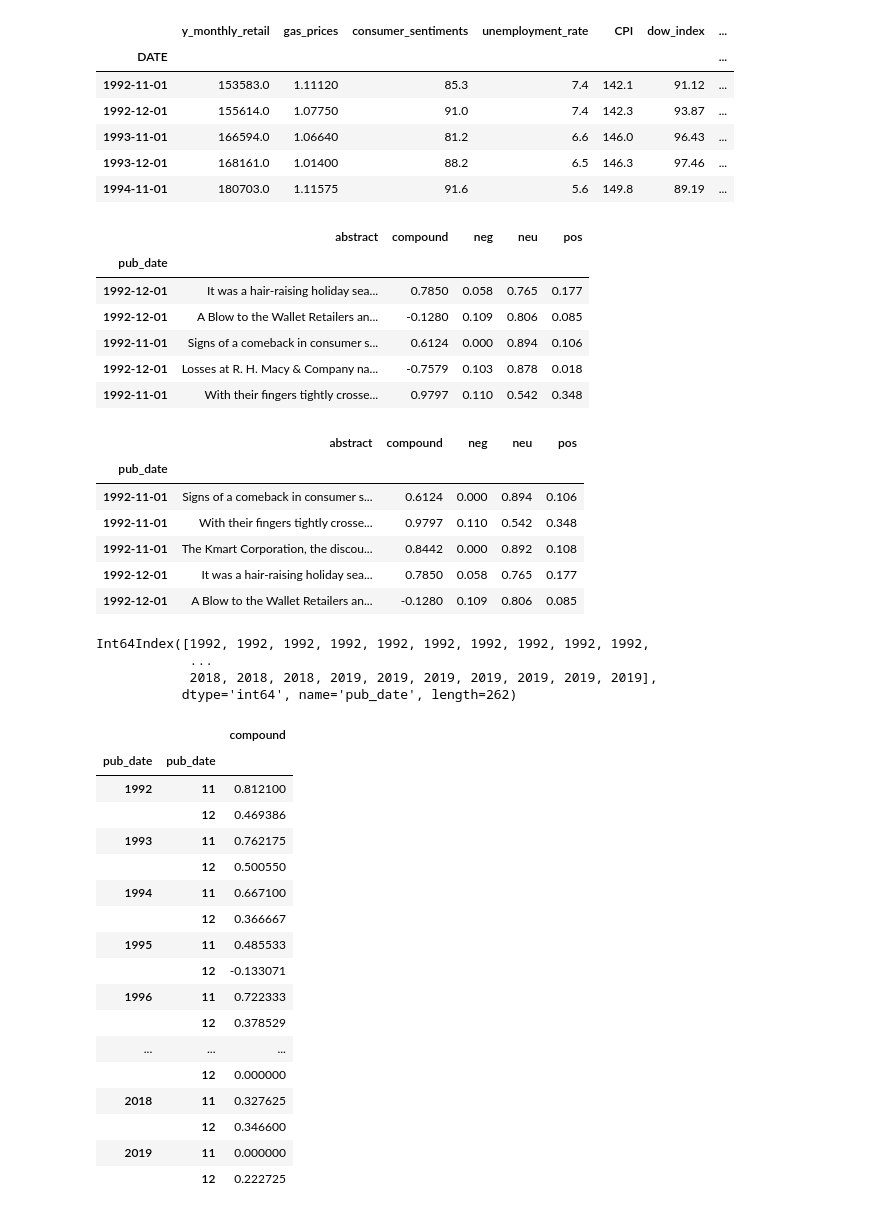
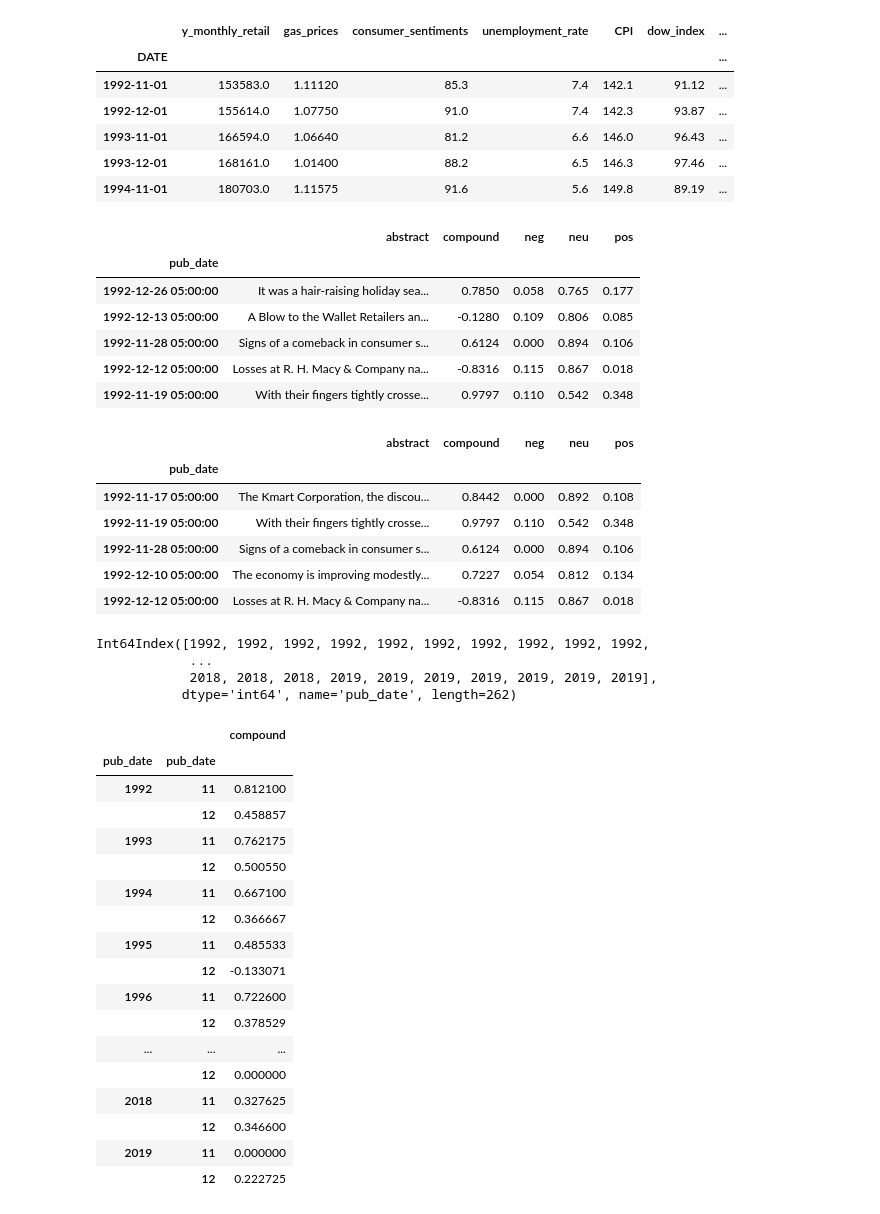
Before and after one commit to junaidqamer/HolidaySales, a Jupyter notebook: LSTM + Cointegration.ipynb, the cells around one changed output. Drawn from its saved outputs; the diff is of its cells as text; code cells hidden in the pictures.

```diff
--- a/LSTM + Cointegration.ipynb
+++ b/LSTM + Cointegration.ipynb
@@ -48,19 +50,20 @@ features_cut_df.head()
 | 1994-11-01 | 180703.0 | 1.11575 | 91.6 | 5.6 | 149.8 | 89.19 | ... |
 # %%
 # DataFrame of Nov-Dec NLTK Sentiment Scores.
-file_path4=Path("~/git/HolidaySales/DataSets/nytimes_nltk.csv")
+file_path4=Path("~/git/HolidaySales/NYT_updated.csv")
 nltk_df=pd.read_csv(file_path4,infer_datetime_format=True,parse_dates=True,index_col="pub_date")
 # %%
 # Organize and clean nltk data.
+nltk_df=nltk_df.drop(columns=["Unnamed: 0"])
 nltk_df.head()
 # %% [output]
 |  | abstract | compound | neg | neu | pos |
 | pub_date |  |  |  |  |  |
-| 1992-12-01 | It was a hair-raising holiday sea... | 0.7850 | 0.058 | 0.765 | 0.177 |
-| 1992-12-01 | A Blow to the Wallet Retailers an... | -0.1280 | 0.109 | 0.806 | 0.085 |
-| 1992-11-01 | Signs of a comeback in consumer s... | 0.6124 | 0.000 | 0.894 | 0.106 |
-| 1992-12-01 | Losses at R. H. Macy & Company na... | -0.7579 | 0.103 | 0.878 | 0.018 |
-| 1992-11-01 | With their fingers tightly crosse... | 0.9797 | 0.110 | 0.542 | 0.348 |
+| 1992-12-26 05:00:00 | It was a hair-raising holiday sea... | 0.7850 | 0.058 | 0.765 | 0.177 |
+| 1992-12-13 05:00:00 | A Blow to the Wallet Retailers an... | -0.1280 | 0.109 | 0.806 | 0.085 |
+| 1992-11-28 05:00:00 | Signs of a comeback in consumer s... | 0.6124 | 0.000 | 0.894 | 0.106 |
+| 1992-12-12 05:00:00 | Losses at R. H. Macy & Company na... | -0.8316 | 0.115 | 0.867 | 0.018 |
+| 1992-11-19 05:00:00 | With their fingers tightly crosse... | 0.9797 | 0.110 | 0.542 | 0.348 |
 # %%
 nltk_df=nltk_df.sort_index()
 # %%
@@ -68,11 +71,11 @@ nltk_df.head()
 # %% [output]
 |  | abstract | compound | neg | neu | pos |
 | pub_date |  |  |  |  |  |
-| 1992-11-01 | Signs of a comeback in consumer s... | 0.6124 | 0.000 | 0.894 | 0.106 |
-| 1992-11-01 | With their fingers tightly crosse... | 0.9797 | 0.110 | 0.542 | 0.348 |
-| 1992-11-01 | The Kmart Corporation, the discou... | 0.8442 | 0.000 | 0.892 | 0.108 |
-| 1992-12-01 | It was a hair-raising holiday sea... | 0.7850 | 0.058 | 0.765 | 0.177 |
-| 1992-12-01 | A Blow to the Wallet Retailers an... | -0.1280 | 0.109 | 0.806 | 0.085 |
+| 1992-11-17 05:00:00 | The Kmart Corporation, the discou... | 0.8442 | 0.000 | 0.892 | 0.108 |
+| 1992-11-19 05:00:00 | With their fingers tightly crosse... | 0.9797 | 0.110 | 0.542 | 0.348 |
+| 1992-11-28 05:00:00 | Signs of a comeback in consumer s... | 0.6124 | 0.000 | 0.894 | 0.106 |
+| 1992-12-10 05:00:00 | The economy is improving modestly... | 0.7227 | 0.054 | 0.812 | 0.134 |
+| 1992-12-12 05:00:00 | Losses at R. H. Macy & Company na... | -0.8316 | 0.115 | 0.867 | 0.018 |
 # %%
 nltk_df=nltk_df.drop(columns=["abstract"])
 # %%
@@ -93,14 +96,14 @@ nltk_df_grp
 |  |  | compound |
 | pub_date | pub_date |  |
 | 1992 | 11 | 0.812100 |
-|  | 12 | 0.469386 |
+|  | 12 | 0.458857 |
 | 1993 | 11 | 0.762175 |
 |  | 12 | 0.500550 |
 | 1994 | 11 | 0.667100 |
 |  | 12 | 0.366667 |
 | 1995 | 11 | 0.485533 |
 |  | 12 | -0.133071 |
-| 1996 | 11 | 0.722333 |
+| 1996 | 11 | 0.722600 |
 |  | 12 | 0.378529 |
 | ... | ... | ... |
 |  | 12 | 0.000000 |
```
Also changed, not shown: parts of 24 cells of this notebook, 1 other file.
